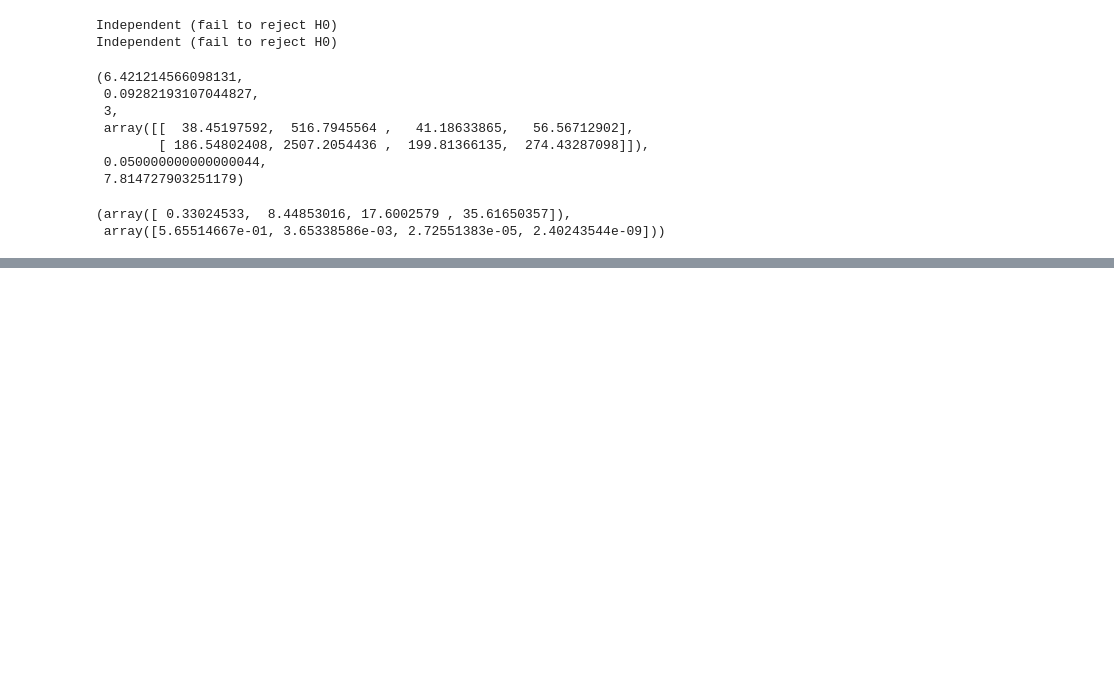
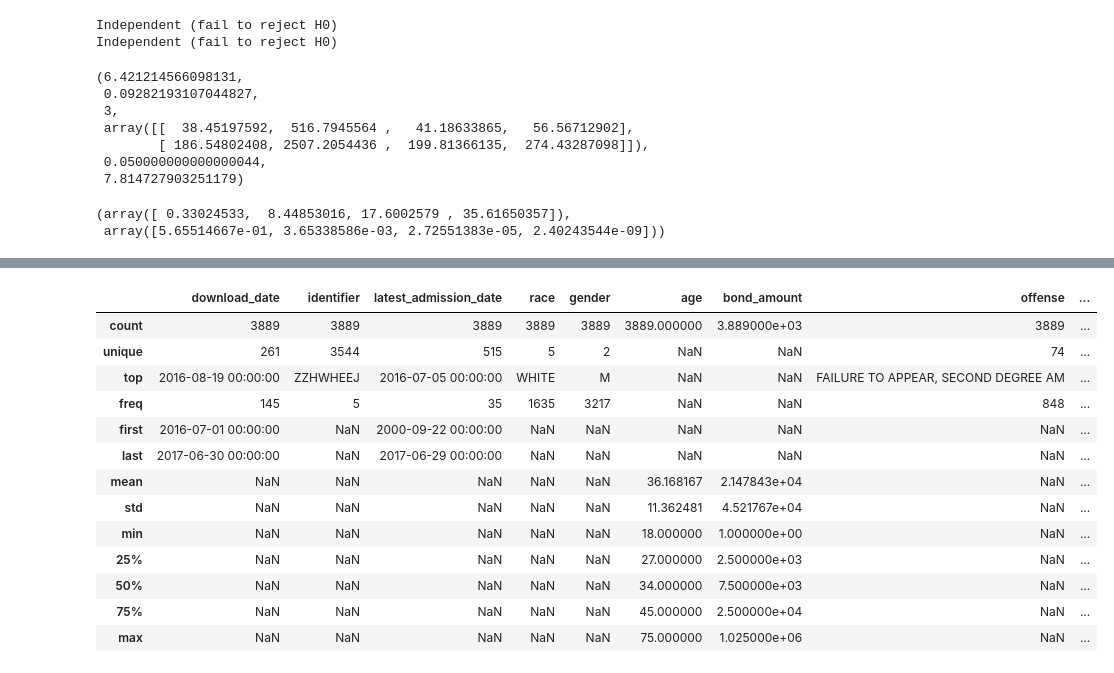
Before and after one commit to SlothDream/SBCap1_CT, a Jupyter notebook: CT_Inferential.ipynb, the cells around one changed output, grey strips where cells are left out. Drawn from its saved outputs; the diff is of its cells as text; code cells hidden in the pictures; blank space fills up the shorter version.

```diff
--- a/CT_Inferential.ipynb
+++ b/CT_Inferential.ipynb
@@ -453,0 +564,17 @@ chi, p
+# %%
+mis_pre_df.describe(include='all')
+# %% [output]
+|  | download_date | identifier | latest_admission_date | race | gender | age | bond_amount | offense | ... |
+| count | 3889 | 3889 | 3889 | 3889 | 3889 | 3889.000000 | 3.889000e+03 | 3889 | ... |
+| unique | 261 | 3544 | 515 | 5 | 2 | NaN | NaN | 74 | ... |
+| top | 2016-08-19 00:00:00 | ZZHWHEEJ | 2016-07-05 00:00:00 | WHITE | M | NaN | NaN | FAILURE TO APPEAR, SECOND DEGREE AM | ... |
+| freq | 145 | 5 | 35 | 1635 | 3217 | NaN | NaN | 848 | ... |
+| first | 2016-07-01 00:00:00 | NaN | 2000-09-22 00:00:00 | NaN | NaN | NaN | NaN | NaN | ... |
+| last | 2017-06-30 00:00:00 | NaN | 2017-06-29 00:00:00 | NaN | NaN | NaN | NaN | NaN | ... |
+| mean | NaN | NaN | NaN | NaN | NaN | 36.168167 | 2.147843e+04 | NaN | ... |
+| std | NaN | NaN | NaN | NaN | NaN | 11.362481 | 4.521767e+04 | NaN | ... |
+| min | NaN | NaN | NaN | NaN | NaN | 18.000000 | 1.000000e+00 | NaN | ... |
+| 25% | NaN | NaN | NaN | NaN | NaN | 27.000000 | 2.500000e+03 | NaN | ... |
+| 50% | NaN | NaN | NaN | NaN | NaN | 34.000000 | 7.500000e+03 | NaN | ... |
+| 75% | NaN | NaN | NaN | NaN | NaN | 45.000000 | 2.500000e+04 | NaN | ... |
+| max | NaN | NaN | NaN | NaN | NaN | 75.000000 | 1.025000e+06 | NaN | ... |
```
Also changed, not shown: parts of 33 cells of this notebook.
